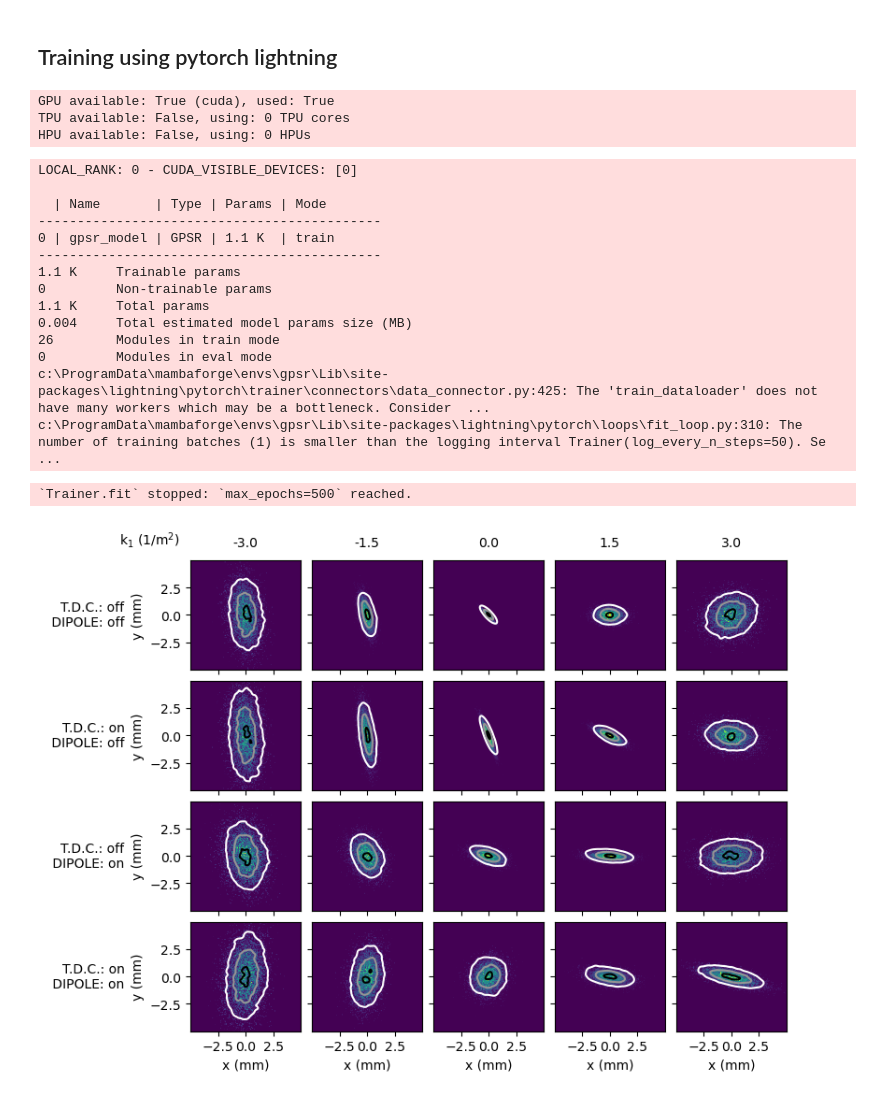
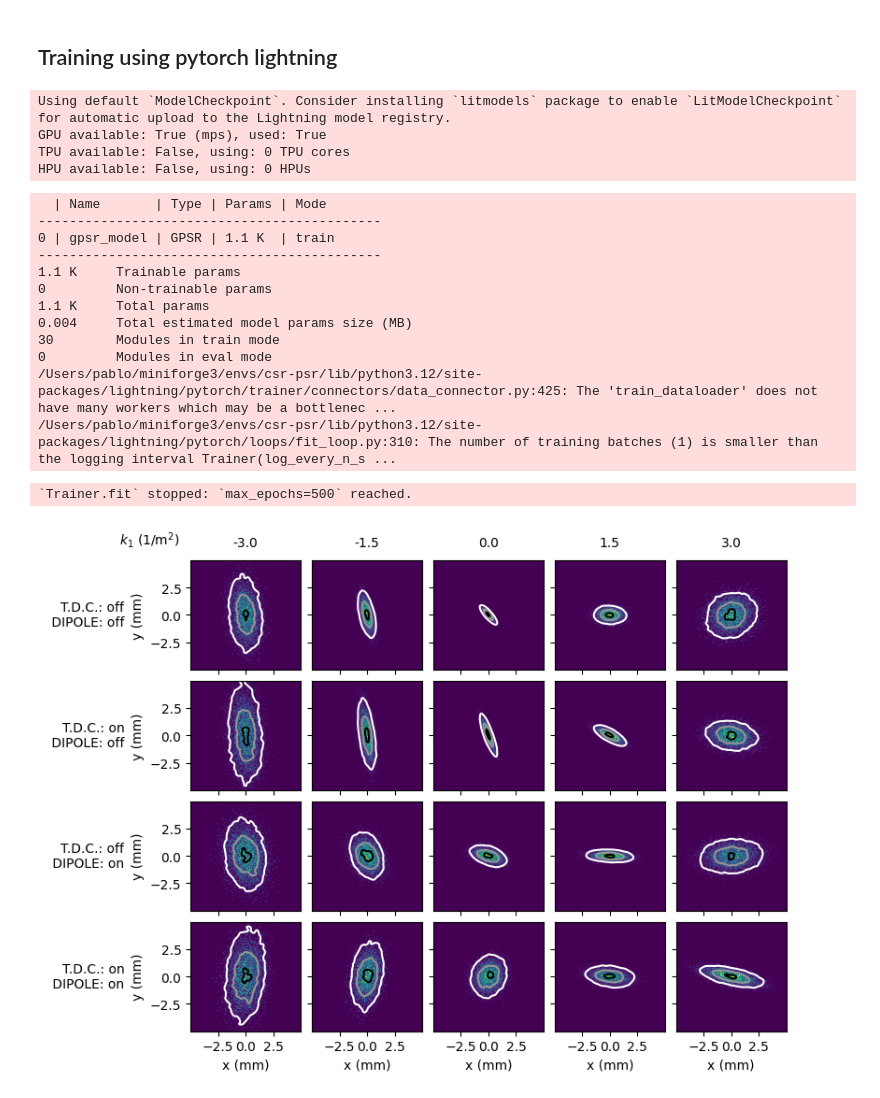
Before and after one commit to roussel-ryan/gpsr, a Jupyter notebook: docs/examples/benchmarking/benchmark_reconstruction_6d.ipynb, the cells around one changed output. Cells and saved outputs as stored; diff of their text form; code cells hidden in the pictures.

Commit message:
fix benchmark examples

```diff
--- a/docs/examples/benchmarking/benchmark_reconstruction_6d.ipynb
+++ b/docs/examples/benchmarking/benchmark_reconstruction_6d.ipynb
@@ -18,7 +17,7 @@ from gpsr.beams import NNParticleBeamGenerator
 # create synthetic ground truth beam from base and transform yaml files
 p0c = 43.36e6  # reference momentum in eV/c
 
-gt_beam = torch.load("../example_data/example_distributions/gaussian_beam.pt")
+gt_beam = torch.load("../example_data/example_distributions/gaussian_beam.pt", weights_only=False)
 # %% [markdown]
 ## Define diagnostics lattice parameters
 # %%
@@ -118,7 +116,9 @@ gt_observations[0].shape
 torch.Size([5, 2, 200, 200])
 # %%
 obs_dataset = SixDReconstructionDataset(
-    train_params, gt_observations, gpsr_lattice.screens
+    train_params,
+    gt_observations,
+    (gpsr_lattice.screen_1, gpsr_lattice.screen_2),
 )
 train_loader = torch.utils.data.DataLoader(obs_dataset, batch_size=5)
 # %%
@@ -139,14 +139,13 @@ logger = L.pytorch.loggers.TensorBoardLogger(
 )
 trainer = L.Trainer(limit_train_batches=100, max_epochs=500, logger=logger)
 # %% [output]
-GPU available: True (cuda), used: True
+Using default `ModelCheckpoint`. Consider installing `litmodels` package to enable `LitModelCheckpoint` for automatic upload to the Lightning model registry.
+GPU available: True (mps), used: True
 TPU available: False, using: 0 TPU cores
 HPU available: False, using: 0 HPUs
 # %%
 trainer.fit(model=litgpsr, train_dataloaders=train_loader)
 # %% [output]
-LOCAL_RANK: 0 - CUDA_VISIBLE_DEVICES: [0]
-
   | Name       | Type | Params | Mode
 --------------------------------------------
 0 | gpsr_model | GPSR | 1.1 K  | train
@@ -155,20 +154,24 @@ LOCAL_RANK: 0 - CUDA_VISIBLE_DEVICES: [0]
 0         Non-trainable params
 1.1 K     Total params
 0.004     Total estimated model params size (MB)
-26        Modules in train mode
+30        Modules in train mode
 0         Modules in eval mode
-c:\ProgramData\mambaforge\envs\gpsr\Lib\site-packages\lightning\pytorch\trainer\connectors\data_connector.py:425: The 'train_dataloader' does not have many workers which may be a bottleneck. Consider  ...
-c:\ProgramData\mambaforge\envs\gpsr\Lib\site-packages\lightning\pytorch\loops\fit_loop.py:310: The number of training batches (1) is smaller than the logging interval Trainer(log_every_n_steps=50). Se ...
+/Users/pablo/miniforge3/envs/csr-psr/lib/python3.12/site-packages/lightning/pytorch/trainer/connectors/data_connector.py:425: The 'train_dataloader' does not have many workers which may be a bottlenec ...
+/Users/pablo/miniforge3/envs/csr-psr/lib/python3.12/site-packages/lightning/pytorch/loops/fit_loop.py:310: The number of training batches (1) is smaller than the logging interval Trainer(log_every_n_s ...
 `Trainer.fit` stopped: `max_epochs=500` reached.
 # %%
 reconstructed_beam = litgpsr.gpsr_model.beam_generator()
 # %%
 pred = tuple([ele.detach() for ele in gpsr_model(train_params)])
-pred_dataset = SixDReconstructionDataset(train_params, pred, gpsr_lattice.screens)
+pred_dataset = SixDReconstructionDataset(
+    train_params,
+    pred,
+    (gpsr_lattice.screen_1, gpsr_lattice.screen_2)
+)
 obs_dataset.plot_data(
     overlay_data=pred_dataset,
     publication_size=True,
 );
 # %% [output]
-[figure, old version]
+[figure, new version]
 # %%
```
Also changed, not shown: parts of 5 cells of this notebook, 1 other file.
